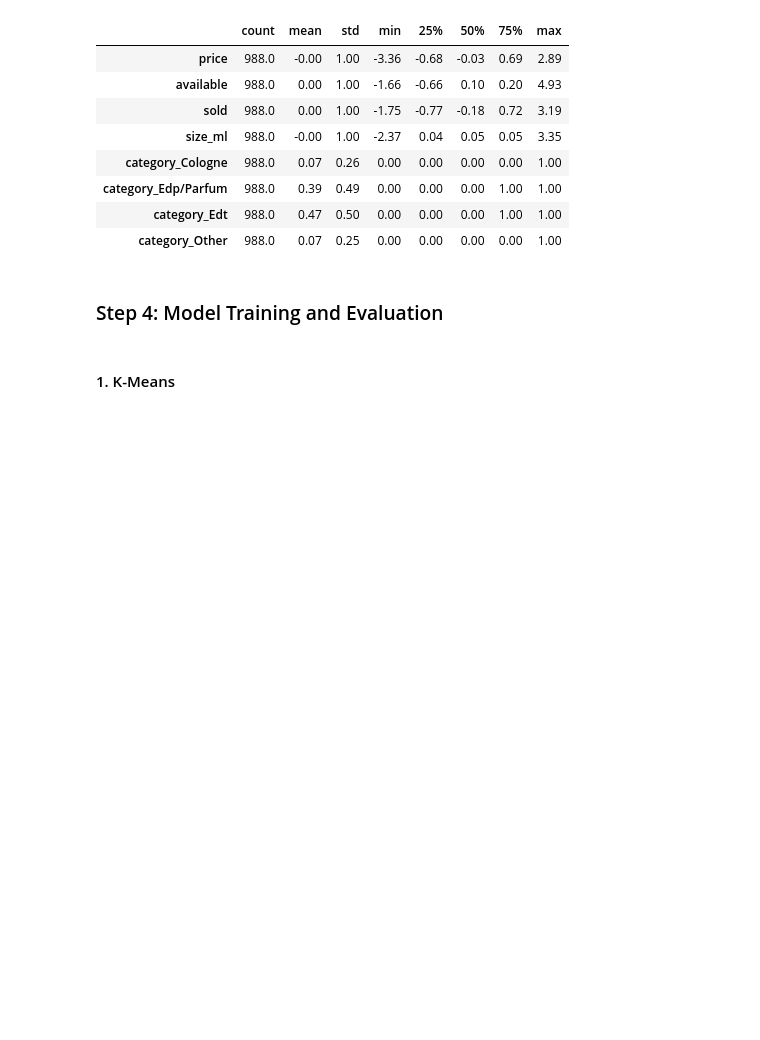
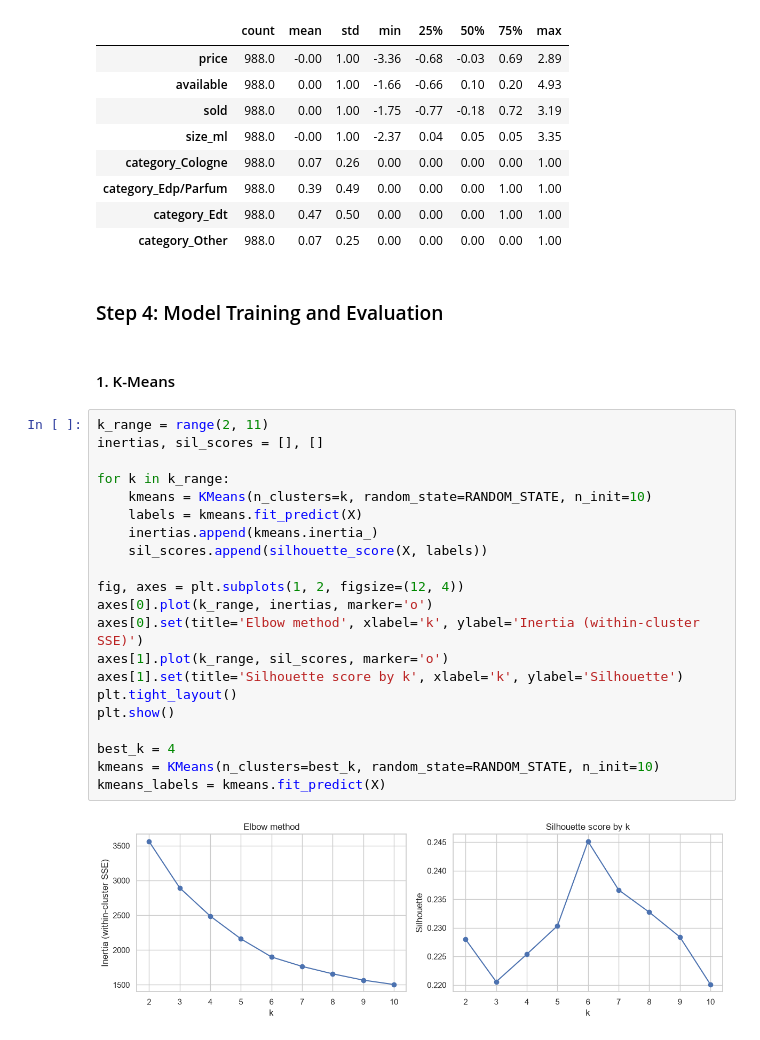
Before and after one commit to Mimi97-aqua/msc_projects, a Jupyter notebook: com7022/analysis.ipynb, the cells around one changed output. Saved outputs shown, nothing was run; the diff lists cells and outputs as text; blank space fills up the shorter version.

```diff
--- a/com7022/analysis.ipynb
+++ b/com7022/analysis.ipynb
@@ -461,3 +462,26 @@ Model input shape: (988, 8)
 ### Step 4: Model Training and Evaluation
 # %% [markdown]
 #### 1. K-Means
+# %%
+k_range = range(2, 11)
+inertias, sil_scores = [], []
+
+for k in k_range:
+    kmeans = KMeans(n_clusters=k, random_state=RANDOM_STATE, n_init=10)
+    labels = kmeans.fit_predict(X)
+    inertias.append(kmeans.inertia_)
+    sil_scores.append(silhouette_score(X, labels))
+
+fig, axes = plt.subplots(1, 2, figsize=(12, 4))
+axes[0].plot(k_range, inertias, marker='o')
+axes[0].set(title='Elbow method', xlabel='k', ylabel='Inertia (within-cluster SSE)')
+axes[1].plot(k_range, sil_scores, marker='o')
+axes[1].set(title='Silhouette score by k', xlabel='k', ylabel='Silhouette')
+plt.tight_layout()
+plt.show()
+
+best_k = 4
+kmeans = KMeans(n_clusters=best_k, random_state=RANDOM_STATE, n_init=10)
+kmeans_labels = kmeans.fit_predict(X)
+# %% [output]
+[figure, added]
```
Also changed, not shown: parts of 7 cells of this notebook.
